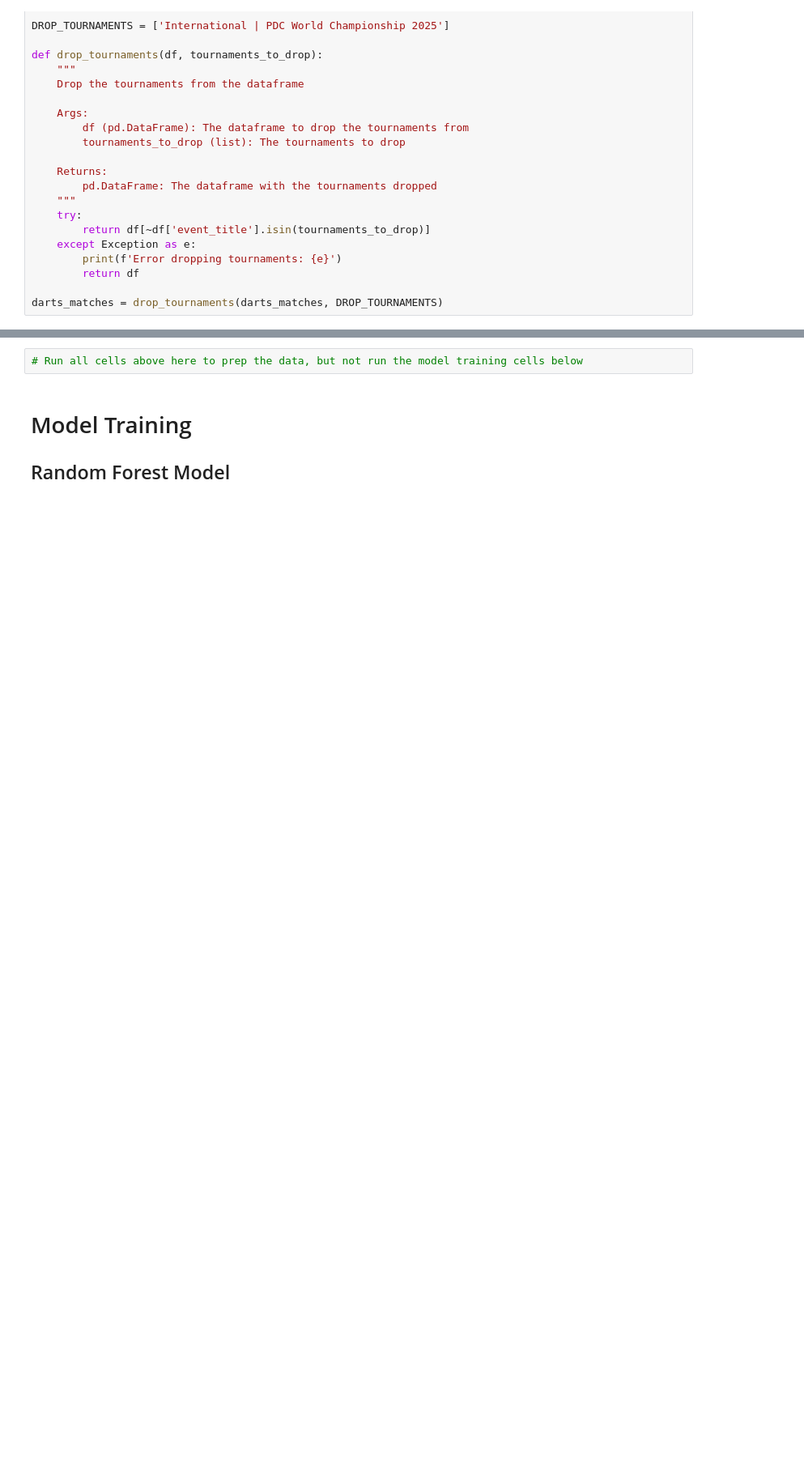
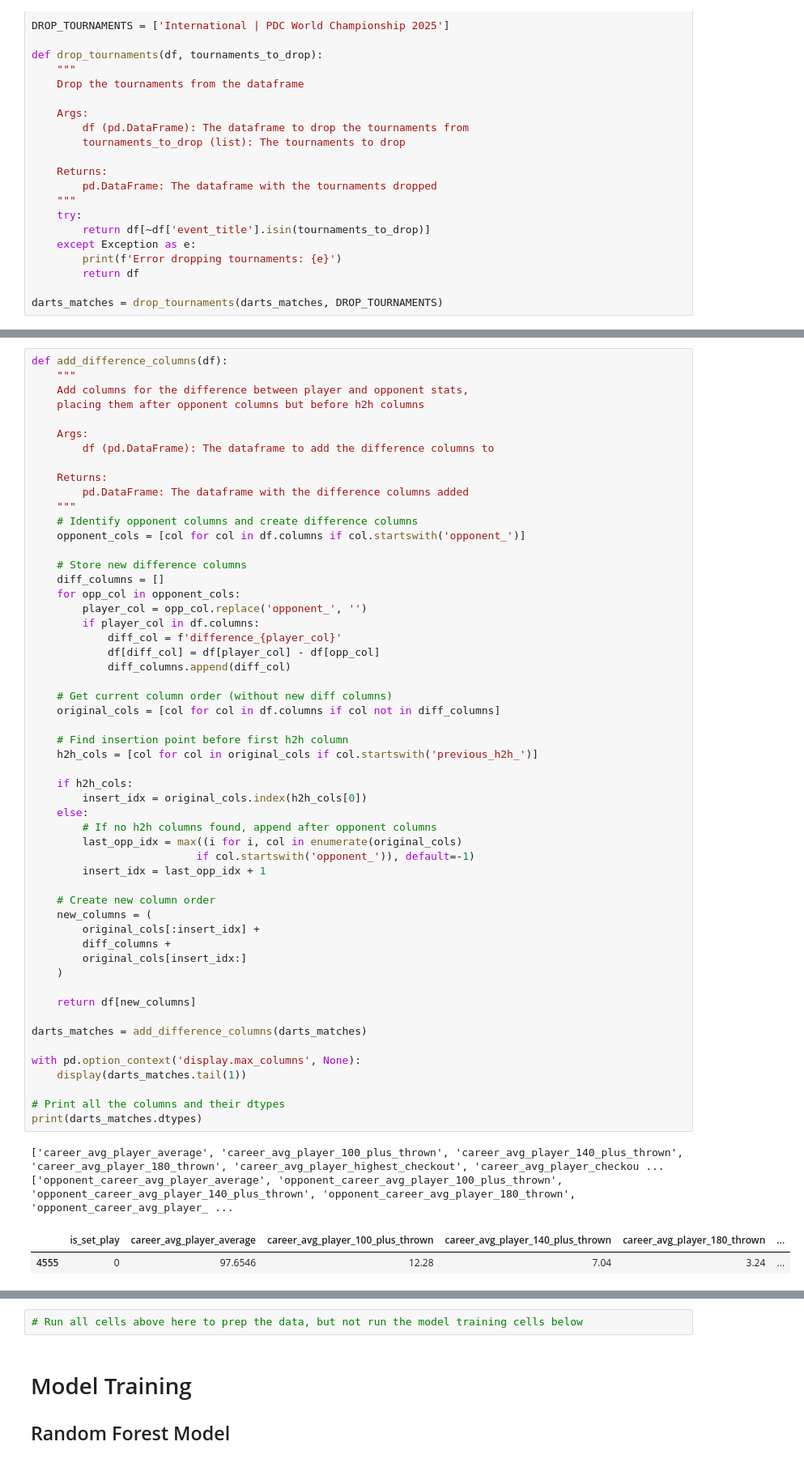
Before and after one commit to ATRedshaw/darts-data-analytics, a Jupyter notebook: predictive-model/models.ipynb, the cells around one changed output, grey strips where cells are left out. Shown: that part at 81% size. Cells and saved outputs as stored; diff of their text form; blank space fills up the shorter version.

Commit message:
Added difference values; updated data dictionary with difference values

```diff
--- a/predictive-model/models.ipynb
+++ b/predictive-model/models.ipynb
@@ -860,3 +857,62 @@ previous_h2h_differential                              int64
 is_new_player                                          int64
 did_player_win                                         int64
 dtype: object
+# %%
+def add_difference_columns(df):
+    """
+    Add columns for the difference between player and opponent stats,
+    placing them after opponent columns but before h2h columns
+
+    Args:
+        df (pd.DataFrame): The dataframe to add the difference columns to
+
+    Returns:
+        pd.DataFrame: The dataframe with the difference columns added
+    """
+    # Identify opponent columns and create difference columns
+    opponent_cols = [col for col in df.columns if col.startswith('opponent_')]
+
+    # Store new difference columns
+    diff_columns = []
+    for opp_col in opponent_cols:
+        player_col = opp_col.replace('opponent_', '')
+        if player_col in df.columns:
+            diff_col = f'difference_{player_col}'
+            df[diff_col] = df[player_col] - df[opp_col]
+            diff_columns.append(diff_col)
+
+    # Get current column order (without new diff columns)
+    original_cols = [col for col in df.columns if col not in diff_columns]
+
+    # Find insertion point before first h2h column
+    h2h_cols = [col for col in original_cols if col.startswith('previous_h2h_')]
+
+    if h2h_cols:
+        insert_idx = original_cols.index(h2h_cols[0])
+    else:
+        # If no h2h columns found, append after opponent columns
+        last_opp_idx = max((i for i, col in enumerate(original_cols)
+                          if col.startswith('opponent_')), default=-1)
+        insert_idx = last_opp_idx + 1
+
+    # Create new column order
+    new_columns = (
+        original_cols[:insert_idx] +
+        diff_columns +
+        original_cols[insert_idx:]
+    )
+
+    return df[new_columns]
+
+darts_matches = add_difference_columns(darts_matches)
+
+with pd.option_context('display.max_columns', None):
+    display(darts_matches.tail(1))
+
+# Print all the columns and their dtypes
+print(darts_matches.dtypes)
+# %% [output]
+['career_avg_player_average', 'career_avg_player_100_plus_thrown', 'career_avg_player_140_plus_thrown', 'career_avg_player_180_thrown', 'career_avg_player_highest_checkout', 'career_avg_player_checkou ...
+['opponent_career_avg_player_average', 'opponent_career_avg_player_100_plus_thrown', 'opponent_career_avg_player_140_plus_thrown', 'opponent_career_avg_player_180_thrown', 'opponent_career_avg_player_ ...
+|  | is_set_play | career_avg_player_average | career_avg_player_100_plus_thrown | career_avg_player_140_plus_thrown | career_avg_player_180_thrown | ... |
+| 4555 | 0 | 97.6546 | 12.28 | 7.04 | 3.24 | ... |
```
Also changed, not shown: parts of 2 cells of this notebook, 1 other file.
